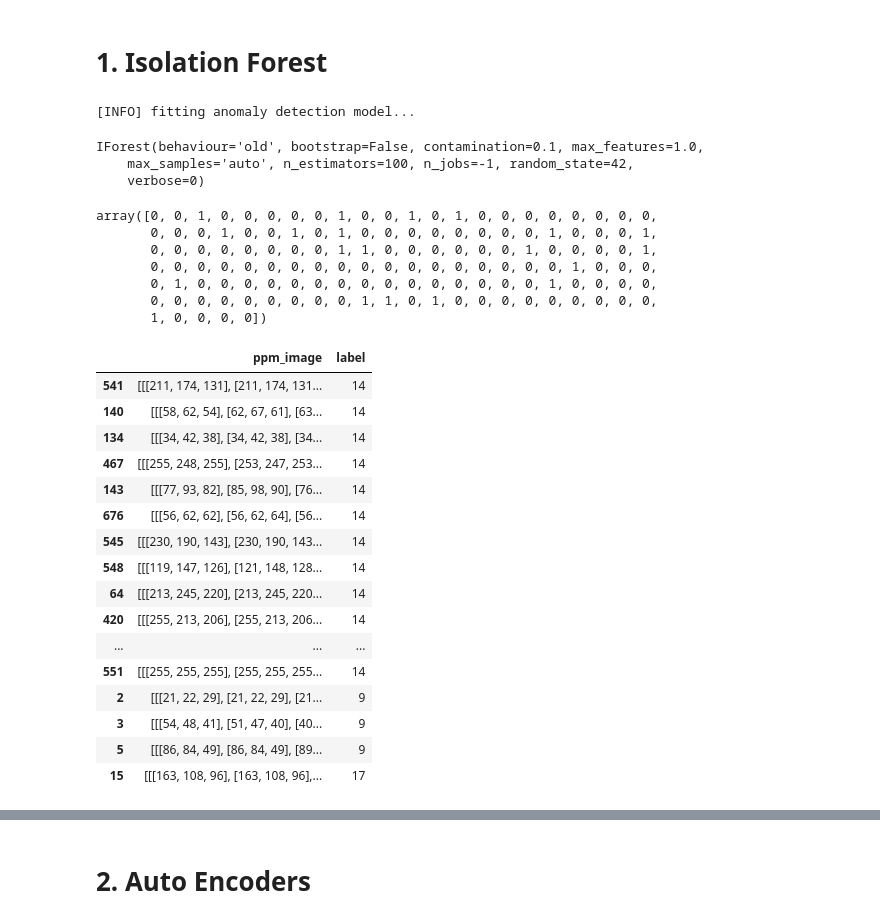
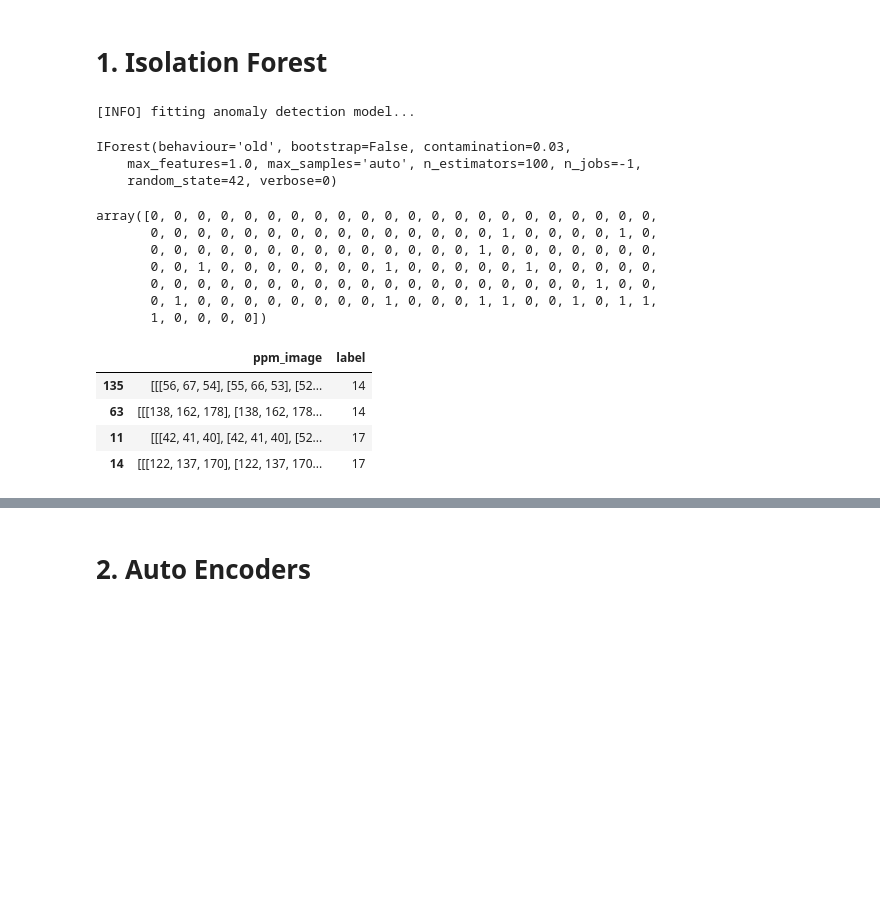
Before and after one commit to nbelhidane/Stop-Sign-Outlier-Detection, a Jupyter notebook: notebook_dataset_pyod.ipynb, the cells around one changed output, grey strips where cells are left out. Cells and saved outputs as stored; diff of their text form; code cells hidden in the pictures; blank space fills up the shorter version.

```diff
--- a/notebook_dataset_pyod.ipynb
+++ b/notebook_dataset_pyod.ipynb
@@ -143,42 +144,30 @@ df_train.head()
 # %%
 # train the anomaly detection model
 print("[INFO] fitting anomaly detection model...")
-model = IForest(n_estimators=100, contamination=0.1, n_jobs=-1, random_state=42)
-model.fit(df_train.iloc[:,2:])
+model_if = IForest(n_estimators=100, contamination=0.03, n_jobs=-1, random_state=42)
+model_if.fit(df_train.iloc[:,2:])
 # %% [output]
 [INFO] fitting anomaly detection model...
-IForest(behaviour='old', bootstrap=False, contamination=0.1, max_features=1.0,
-    max_samples='auto', n_estimators=100, n_jobs=-1, random_state=42,
-    verbose=0)
+IForest(behaviour='old', bootstrap=False, contamination=0.03,
+    max_features=1.0, max_samples='auto', n_estimators=100, n_jobs=-1,
+    random_state=42, verbose=0)
 # %%
-preds = model.predict(df_test.iloc[:,2:])
+preds_if = model_if.predict(df_test.iloc[:,2:])
 preds
 # %% [output]
-array([0, 0, 1, 0, 0, 0, 0, 0, 1, 0, 0, 1, 0, 1, 0, 0, 0, 0, 0, 0, 0, 0,
-       0, 0, 0, 1, 0, 0, 1, 0, 1, 0, 0, 0, 0, 0, 0, 0, 0, 1, 0, 0, 0, 1,
-       0, 0, 0, 0, 0, 0, 0, 0, 1, 1, 0, 0, 0, 0, 0, 0, 1, 0, 0, 0, 0, 1,
-       0, 0, 0, 0, 0, 0, 0, 0, 0, 0, 0, 0, 0, 0, 0, 0, 0, 0, 1, 0, 0, 0,
-       0, 1, 0, 0, 0, 0, 0, 0, 0, 0, 0, 0, 0, 0, 0, 0, 0, 1, 0, 0, 0, 0,
-       0, 0, 0, 0, 0, 0, 0, 0, 0, 1, 1, 0, 1, 0, 0, 0, 0, 0, 0, 0, 0, 0,
+array([0, 0, 0, 0, 0, 0, 0, 0, 0, 0, 0, 0, 0, 0, 0, 0, 0, 0, 0, 0, 0, 0,
+       0, 0, 0, 0, 0, 0, 0, 0, 0, 0, 0, 0, 0, 0, 0, 1, 0, 0, 0, 0, 1, 0,
+       0, 0, 0, 0, 0, 0, 0, 0, 0, 0, 0, 0, 0, 0, 1, 0, 0, 0, 0, 0, 0, 0,
+       0, 0, 1, 0, 0, 0, 0, 0, 0, 0, 1, 0, 0, 0, 0, 0, 1, 0, 0, 0, 0, 0,
+       0, 0, 0, 0, 0, 0, 0, 0, 0, 0, 0, 0, 0, 0, 0, 0, 0, 0, 0, 1, 0, 0,
+       0, 1, 0, 0, 0, 0, 0, 0, 0, 0, 1, 0, 0, 0, 1, 1, 0, 0, 1, 0, 1, 1,
        1, 0, 0, 0, 0])
 # %%
-df_test.iloc[:,[0,1]][preds==1]
+df_test.iloc[:,[0,1]][preds_if==1]
 # %% [output]
 |  | ppm_image | label |
-| 541 | [[[211, 174, 131], [211, 174, 131... | 14 |
-| 140 | [[[58, 62, 54], [62, 67, 61], [63... | 14 |
-| 134 | [[[34, 42, 38], [34, 42, 38], [34... | 14 |
-| 467 | [[[255, 248, 255], [253, 247, 253... | 14 |
-| 143 | [[[77, 93, 82], [85, 98, 90], [76... | 14 |
-| 676 | [[[56, 62, 62], [56, 62, 64], [56... | 14 |
-| 545 | [[[230, 190, 143], [230, 190, 143... | 14 |
-| 548 | [[[119, 147, 126], [121, 148, 128... | 14 |
-| 64 | [[[213, 245, 220], [213, 245, 220... | 14 |
-| 420 | [[[255, 213, 206], [255, 213, 206... | 14 |
-| ... | ... | ... |
-| 551 | [[[255, 255, 255], [255, 255, 255... | 14 |
-| 2 | [[[21, 22, 29], [21, 22, 29], [21... | 9 |
-| 3 | [[[54, 48, 41], [51, 47, 40], [40... | 9 |
-| 5 | [[[86, 84, 49], [86, 84, 49], [89... | 9 |
-| 15 | [[[163, 108, 96], [163, 108, 96],... | 17 |
+| 135 | [[[56, 67, 54], [55, 66, 53], [52... | 14 |
+| 63 | [[[138, 162, 178], [138, 162, 178... | 14 |
+| 11 | [[[42, 41, 40], [42, 41, 40], [52... | 17 |
+| 14 | [[[122, 137, 170], [122, 137, 170... | 17 |
 # %%
```
Also changed, not shown: parts of 23 cells of this notebook.
